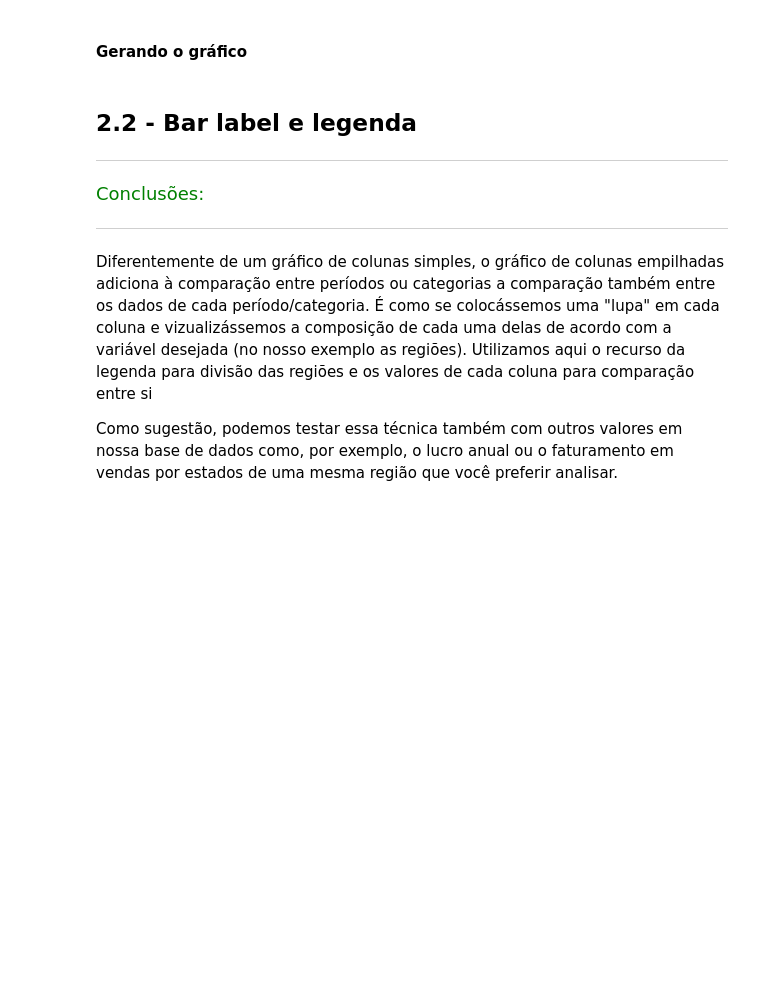
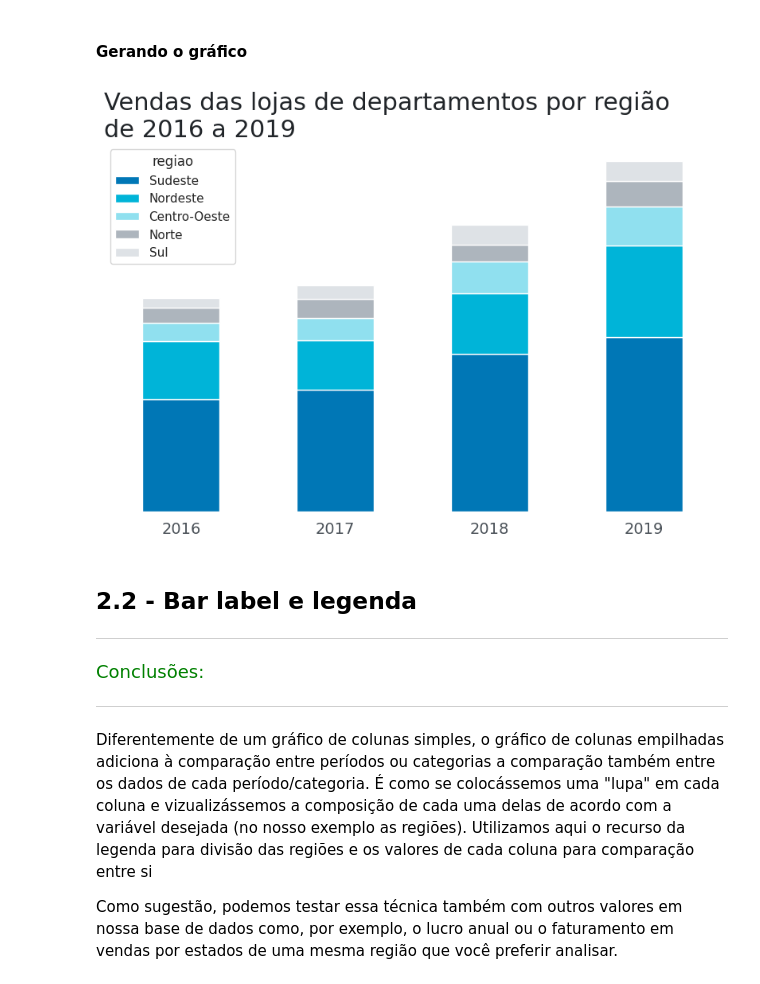
Before and after one commit to Lyanan85/In-GameSeries, a Jupyter notebook: Projeto+Inicial+_+Dataviz_+Gráficos.ipynb, the cells around one changed output. Saved outputs shown, nothing was run; the diff lists cells and outputs as text; code cells hidden in the pictures; blank space fills up the shorter version.

```diff
--- a/Projeto+Inicial+_+Dataviz_+Gráficos.ipynb
+++ b/Projeto+Inicial+_+Dataviz_+Gráficos.ipynb
@@ -446,6 +470,6 @@ df_vendas_reg
 # %%
 # Criando uma tabela cruzada (crosstab) com os valores de venda de cada ano por região
-
+vendas_reg=pd.crosstab(index=df_vendas_reg.ano,columns=df_vendas_reg.regiao,values=df_vendas_reg.vendas,aggfunc="sum")
 
 # Ajustando a tabela em ordem descrescente dos estados que mais executam vendas
 vendas_reg = vendas_reg[["Sudeste", "Nordeste", "Centro-Oeste", "Norte", "Sul"]]
@@ -458,35 +489,43 @@ vendas_reg
 def grafico_vendas_regiao():
   # Definindo as cores do gráfico
   cores = [AZUL2, AZUL3, AZUL4, CINZA3, CINZA4]
 
   # Gerando o gráfico de colunas empilhadas
-  ...
+  ax=vendas_reg.plot(kind="bar",stacked=True,figsize=(10,6),color=cores)
 
   # # Personalizando o gráfico
   # ax.set_title('Vendas das lojas de departamentos por região\nde 2016 a 2019', loc='left', fontsize=22, color = CINZA1)
+  ax.set_title("Vendas das lojas de departamentos por região\nde 2016 a 2019",loc="left",fontsize=22,color=CINZA1)
   # ax.set_xlabel('')
+  ax.set_xlabel("")
   # ax.set_ylabel('')
+  ax.set_ylabel("")
   # ax.set_yticklabels([])
+  ax.set_yticklabels([])
+
   # ax.xaxis.set_tick_params(labelsize=14, labelcolor = CINZA2, rotation = 0)
+  ax.xaxis.set_tick_params(labelsize=14,labelcolor=CINZA2,rotation=0)
   # ax.set_frame_on(False)
-
+  ax.set_frame_on(False)
   # remover todos os ticks do eixo x e y
   ...
 
   # # Anotando uma conclusão no gráfico
   # ax.text(3.35, 1e6, '87%', fontweight='bold', fontsize=20, color=AZUL1)
   # ax.text(3.35, 5.5e5,
   #         'das vendas nas lojas\n'
   #         'estão concentradas nas regiões\n'
   #         '$\\bf{Sudeste}$, $\\bf{Nordeste}$ e\n'
   #         '$\\bf{Centro-Oeste}$ em 2019.',
   #         fontsize=14,
   #         linespacing=1.45,
   #         color=AZUL1)
 
   return ax
 
 ax = grafico_vendas_regiao()
+# %% [output]
+[figure, added]
 # %% [markdown]
 ## **2.2 - Bar label e legenda**
 
```
Also changed, not shown: parts of 11 cells of this notebook.
